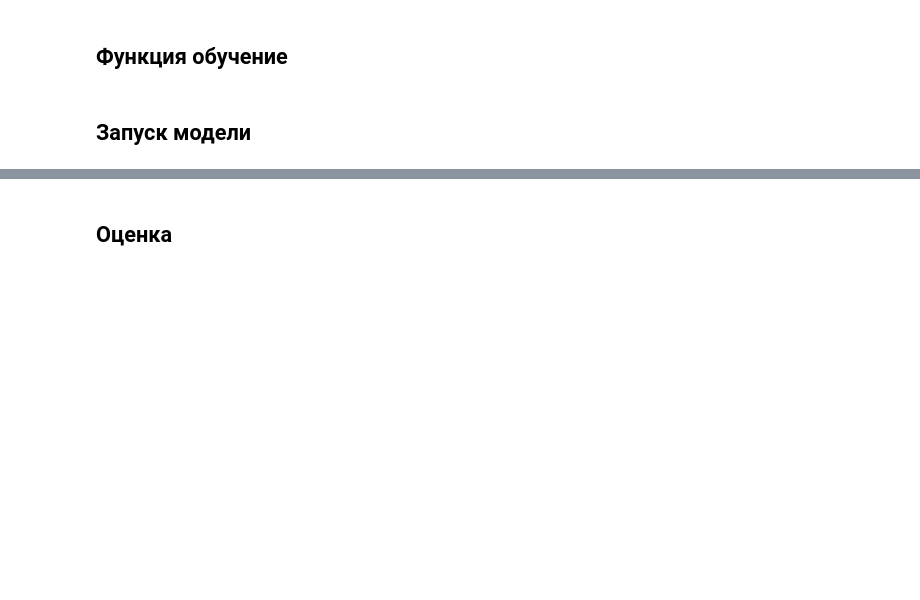
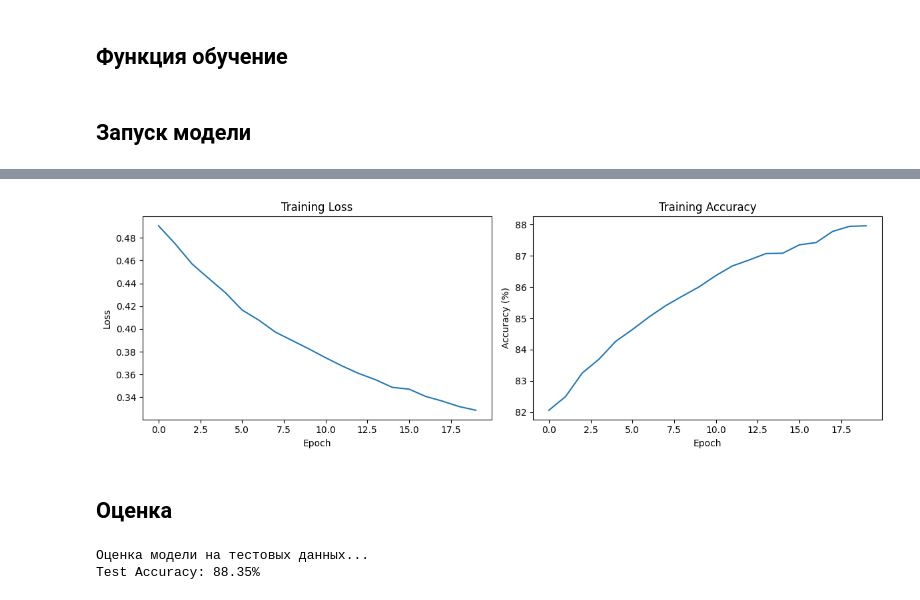
Before and after one commit to TMLechik/Neural_network_technologies, a Jupyter notebook: HW_3_CNN_AlexNet/HW_3_CNN_AlexNet.ipynb, the cells around one changed output, grey strips where cells are left out. Drawn from its saved outputs; the diff is of its cells as text; code cells hidden in the pictures; blank space fills up the shorter version.

```diff
--- a/HW_3_CNN_AlexNet/HW_3_CNN_AlexNet.ipynb
+++ b/HW_3_CNN_AlexNet/HW_3_CNN_AlexNet.ipynb
@@ -184,8 +201,24 @@ def train(model, train_loader, device, num_epochs):
+# %%
+def plot_training_history(losses, accuracies):
+    fig, (ax1, ax2) = plt.subplots(1, 2, figsize=(12, 4))
+
+    ax1.plot(losses)
+    ax1.set_title('Training Loss')
+    ax1.set_xlabel('Epoch')
+    ax1.set_ylabel('Loss')
+
+    ax2.plot(accuracies)
+    ax2.set_title('Training Accuracy')
+    ax2.set_xlabel('Epoch')
+    ax2.set_ylabel('Accuracy (%)')
+
+    plt.tight_layout()
+    plt.show()
 # %% [markdown]
 ## Запуск модели
 # %%
 # Параметры обучения
-num_epochs = 10
+num_epochs = 20
 
 # Обучение
 train_losses, train_accuracies = train(model, train_loader, device, num_epochs)
@@ -192,17 +228,12 @@ train_losses, train_accuracies = train(model, train_loader, device, num_epochs)
+# %%
+plot_training_history(train_losses, train_accuracies)
+# %% [output]
+[figure, added]
 # %% [markdown]
 ## Оценка
 # %%
-model.eval()  # Режим оценки
-correct = 0
-total = 0
-
-with torch.no_grad():  # Отключаем вычисление градиентов
-    for data, target in test_loader:
-        data = data.float()
-
-        outputs = model(data)
-        _, predicted = torch.max(outputs.data, dim=1)  # torch.max(tensor, dim) -> (values, indices); dim=1 - максимум по второму измерению(по классам)
-        total += target.size(0) # возвращает размер батча
-        correct += (predicted == target).sum()
-
-print(f'Accuracy: {100 * correct / total:.2f}%')
+print("Оценка модели на тестовых данных:")
+test_accuracy = evaluate(model, test_loader, device)
+# %% [output]
+Оценка модели на тестовых данных...
+Test Accuracy: 88.35%
```
Also changed, not shown: parts of 7 cells of this notebook.
